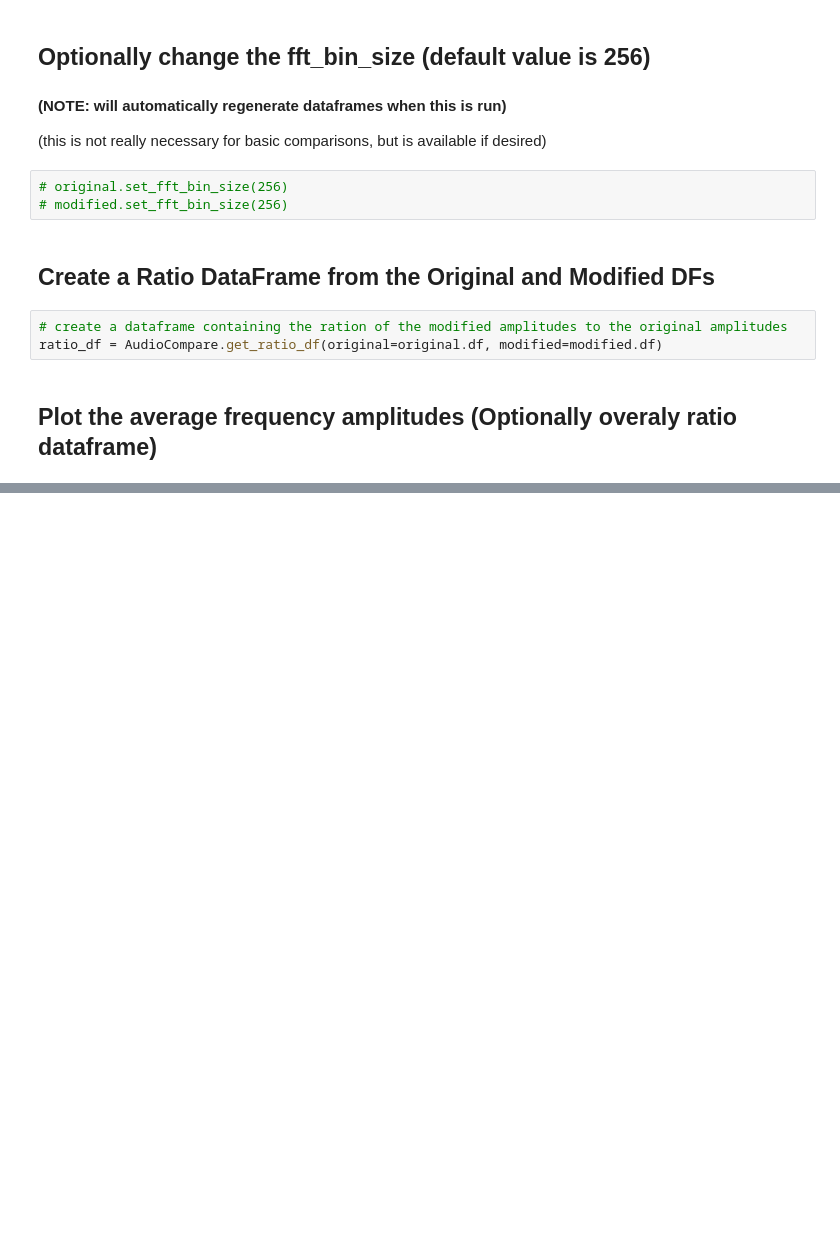
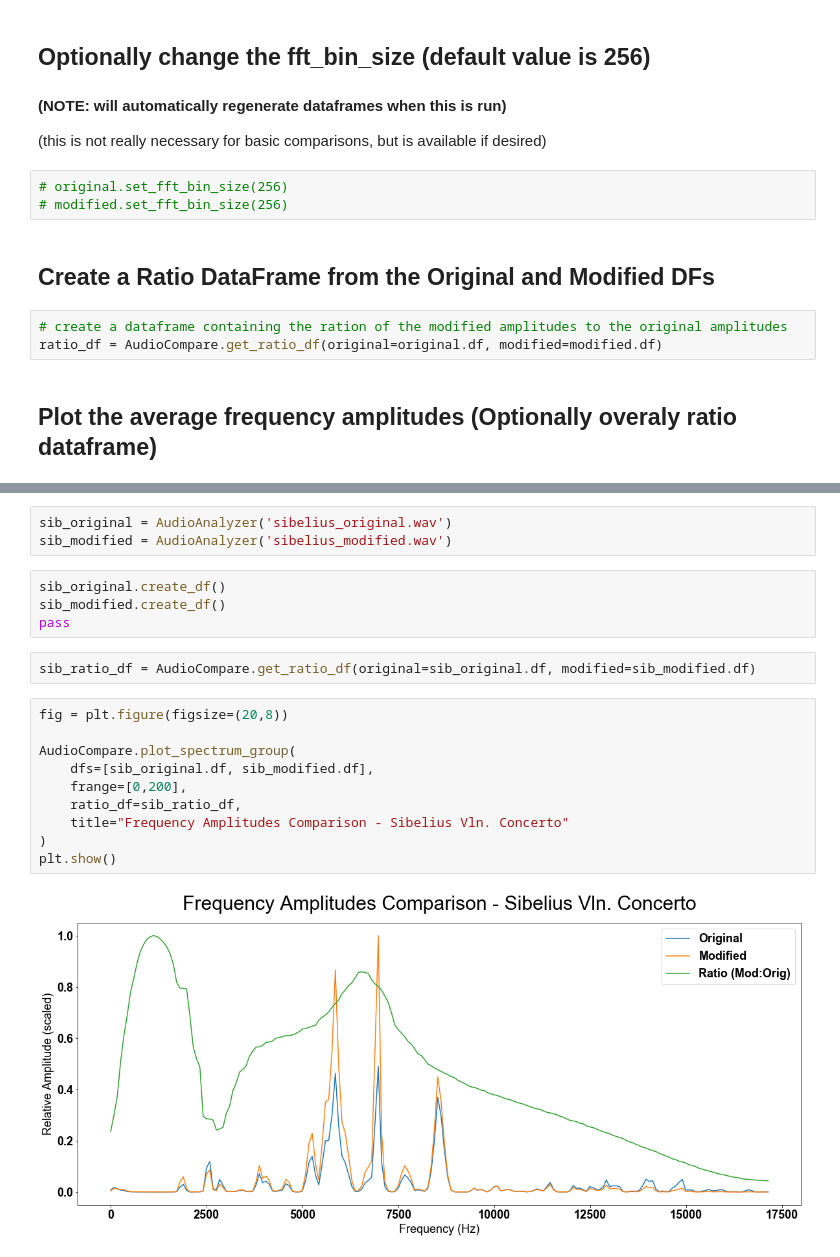
Before and after one commit to QED0711/ds_practice, a Jupyter notebook: librosa/audio_file_analyzer.ipynb, the cells around one changed output, grey strips where cells are left out. Drawn from its saved outputs; the diff is of its cells as text; blank space fills up the shorter version.

```diff
--- a/librosa/audio_file_analyzer.ipynb
+++ b/librosa/audio_file_analyzer.ipynb
@@ -197,0 +200,21 @@ plt.show()
+# %%
+sib_original = AudioAnalyzer('sibelius_original.wav')
+sib_modified = AudioAnalyzer('sibelius_modified.wav')
+# %%
+sib_original.create_df()
+sib_modified.create_df()
+pass
+# %%
+sib_ratio_df = AudioCompare.get_ratio_df(original=sib_original.df, modified=sib_modified.df)
+# %%
+fig = plt.figure(figsize=(20,8))
+
+AudioCompare.plot_spectrum_group(
+    dfs=[sib_original.df, sib_modified.df],
+    frange=[0,200],
+    ratio_df=sib_ratio_df,
+    title="Frequency Amplitudes Comparison - Sibelius Vln. Concerto"
+)
+plt.show()
+# %% [output]
+[figure, added]
```
Also changed, not shown: parts of 2 cells of this notebook, 2 other files.
